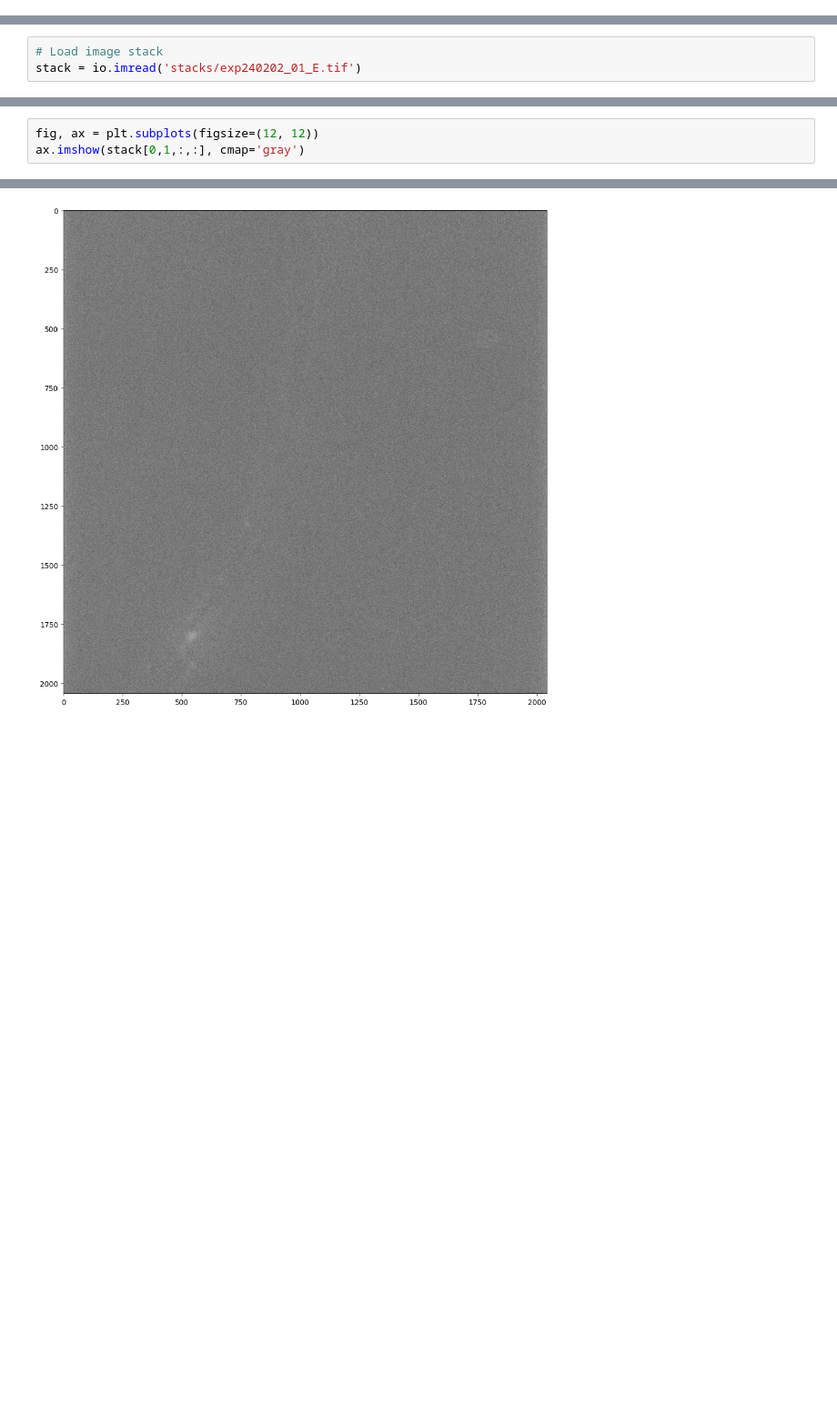
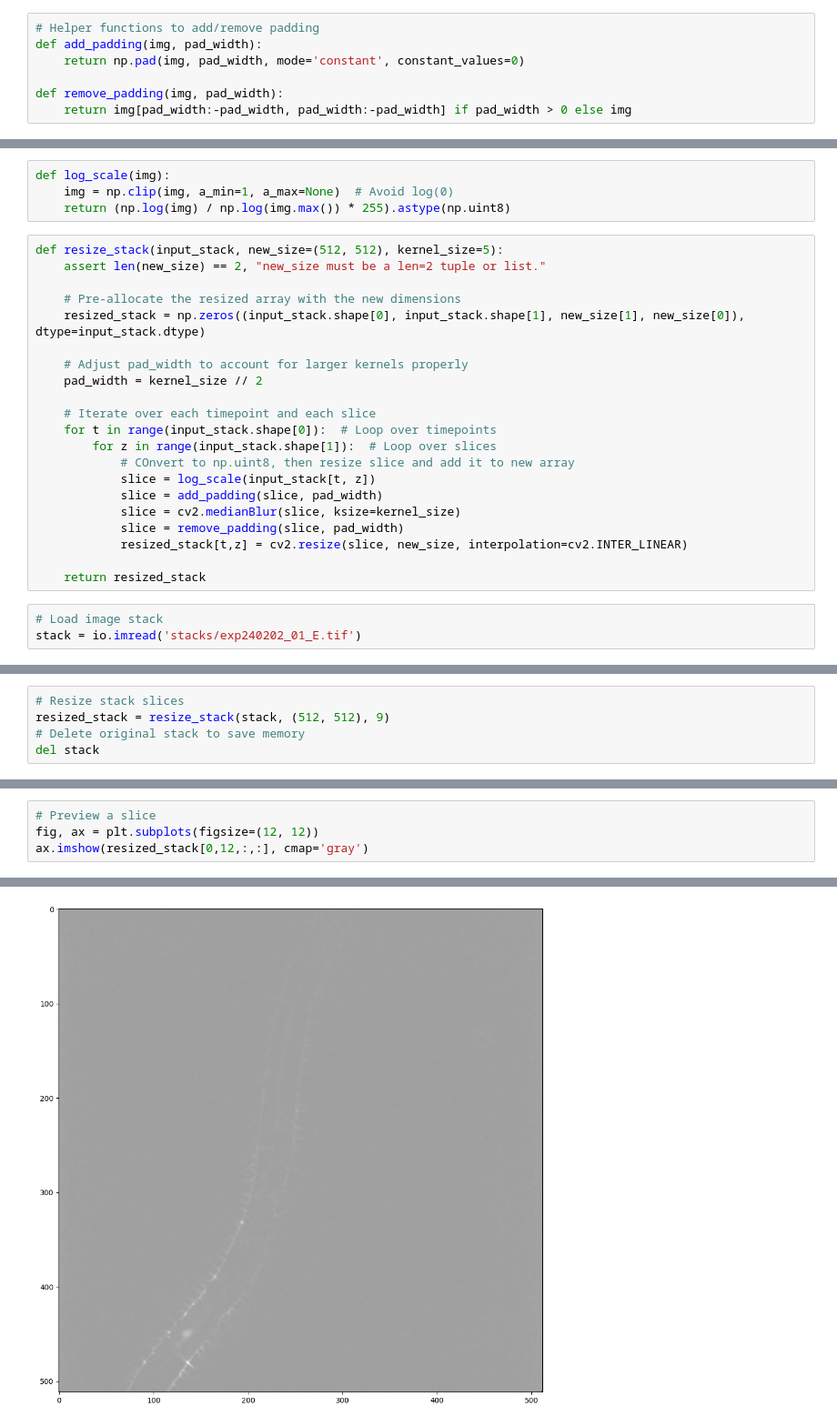
Before and after one commit to nghess/worm-warp, a Jupyter notebook: big_stack_loader.ipynb, the cells around one changed output, grey strips where cells are left out. Shown at 91% size. Saved outputs shown, nothing was run; the diff lists cells and outputs as text; blank space fills up the shorter version.

```diff
--- a/big_stack_loader.ipynb
+++ b/big_stack_loader.ipynb
@@ -14,0 +33,7 @@ def normalize_img(image):
+# %%
+# Helper functions to add/remove padding
+def add_padding(img, pad_width):
+    return np.pad(img, pad_width, mode='constant', constant_values=0)
+
+def remove_padding(img, pad_width):
+    return img[pad_width:-pad_width, pad_width:-pad_width] if pad_width > 0 else img
@@ -15,3 +43,28 @@ def normalize_img(image):
+# %%
+def log_scale(img):
+    img = np.clip(img, a_min=1, a_max=None)  # Avoid log(0)
+    return (np.log(img) / np.log(img.max()) * 255).astype(np.uint8)
+# %%
+def resize_stack(input_stack, new_size=(512, 512), kernel_size=5):
+    assert len(new_size) == 2, "new_size must be a len=2 tuple or list."
+
+    # Pre-allocate the resized array with the new dimensions
+    resized_stack = np.zeros((input_stack.shape[0], input_stack.shape[1], new_size[1], new_size[0]), dtype=input_stack.dtype)
+
+    # Adjust pad_width to account for larger kernels properly
+    pad_width = kernel_size // 2
+
+    # Iterate over each timepoint and each slice
+    for t in range(input_stack.shape[0]):  # Loop over timepoints
+        for z in range(input_stack.shape[1]):  # Loop over slices
+            # COnvert to np.uint8, then resize slice and add it to new array
+            slice = log_scale(input_stack[t, z])
+            slice = add_padding(slice, pad_width)
+            slice = cv2.medianBlur(slice, ksize=kernel_size)
+            slice = remove_padding(slice, pad_width)
+            resized_stack[t,z] = cv2.resize(slice, new_size, interpolation=cv2.INTER_LINEAR)
+
+    return resized_stack
 # %%
 # Load image stack
 stack = io.imread('stacks/exp240202_01_E.tif')
@@ -29,0 +71,5 @@ for t in range(stack.shape[0]):  # Loop over timepoints
+# %%
+# Resize stack slices
+resized_stack = resize_stack(stack, (512, 512), 9)
+# Delete original stack to save memory
+del stack
@@ -30,8 +94,9 @@ for t in range(stack.shape[0]):  # Loop over timepoints
 # %%
+# Preview a slice
 fig, ax = plt.subplots(figsize=(12, 12))
-ax.imshow(stack[0,1,:,:], cmap='gray')
+ax.imshow(resized_stack[0,12,:,:], cmap='gray')
 # %% [output]
 <matplotlib.image.AxesImage at 0x...>
-[figure, old version]
+[figure, new version]
 # %%
 # Set threshold between 0-255
```
Also changed, not shown: parts of 10 cells of this notebook.
